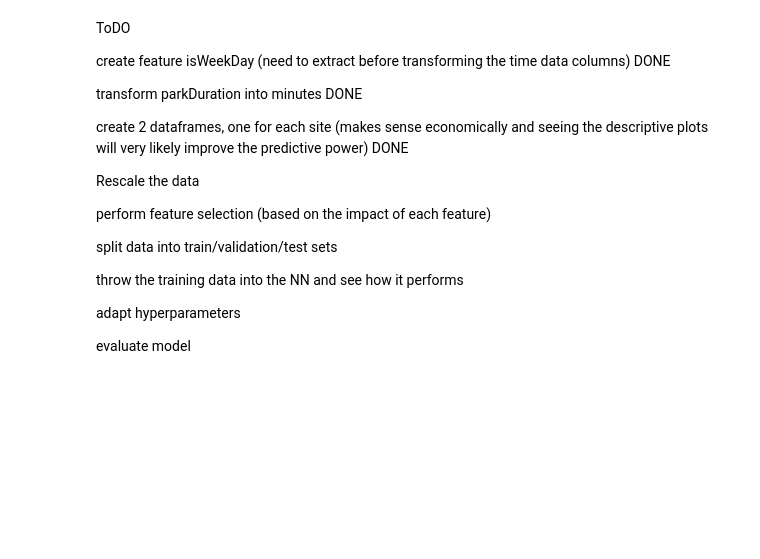
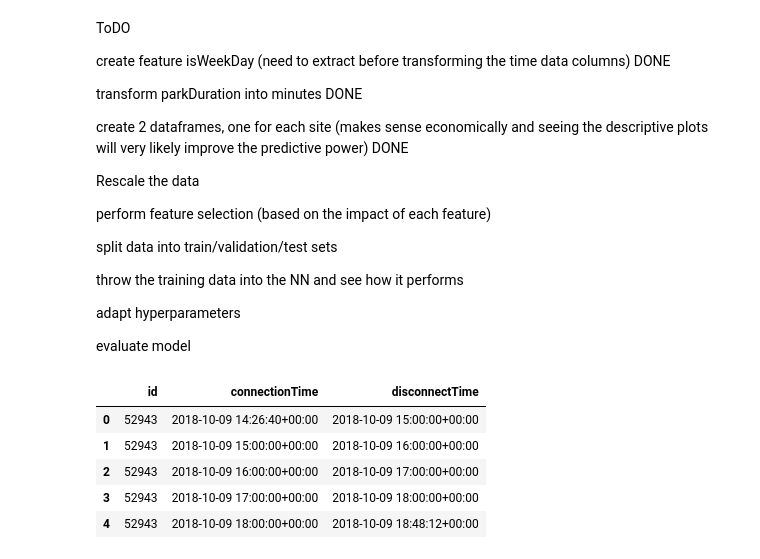
Before and after one commit to Sithkiller3000/AA2024, a Jupyter notebook: neuralnetwork.ipynb, the cells around one changed output. Saved outputs shown, nothing was run; the diff lists cells and outputs as text; code cells hidden in the pictures; blank space fills up the shorter version.

Commit message:
start to diaggregate and aggregate data

```diff
--- a/neuralnetwork.ipynb
+++ b/neuralnetwork.ipynb
@@ -199,3 +201,41 @@ throw the training data into the NN and see how it performs
 adapt hyperparameters
 
 evaluate model
+# %%
+import pandas as pd
+from datetime import timedelta
+data = pd.read_csv("cleanData/cleanChargingDataNoNull.csv")
+data["connectionTime"] = pd.to_datetime(data["connectionTime"])
+data["disconnectTime"] = pd.to_datetime(data["disconnectTime"])
+data["HourlyUtil"] = data["id"]
+# %%
+first_row = data.iloc[0]
+# %%
+# Function to disaggregate sessions by hour
+def disaggregate_session(row):
+    # Generate a list of hourly intervals
+    current = row['connectionTime']
+    end = row['disconnectTime']
+    rows = []
+    while current < end:
+        # Ensure that intervals stay within the session's bounds
+        if current == current.ceil("h"):
+            next_hour = min(current + timedelta(hours=1), end)
+        else:
+            next_hour = min(current.ceil("h"), end)
+        rows.append({'id': row['id'],
+                     'connectionTime': current,
+                     'disconnectTime': next_hour})
+        current = next_hour
+    return rows
+# %%
+dis_rows = disaggregate_session(first_row)
+dis_rows = pd.DataFrame(dis_rows)
+dis_rows
+# %% [output]
+|  | id | connectionTime | disconnectTime |
+| 0 | 52943 | 2018-10-09 14:26:40+00:00 | 2018-10-09 15:00:00+00:00 |
+| 1 | 52943 | 2018-10-09 15:00:00+00:00 | 2018-10-09 16:00:00+00:00 |
+| 2 | 52943 | 2018-10-09 16:00:00+00:00 | 2018-10-09 17:00:00+00:00 |
+| 3 | 52943 | 2018-10-09 17:00:00+00:00 | 2018-10-09 18:00:00+00:00 |
+| 4 | 52943 | 2018-10-09 18:00:00+00:00 | 2018-10-09 18:48:12+00:00 |
```
Also changed, not shown: parts of 7 cells of this notebook.
